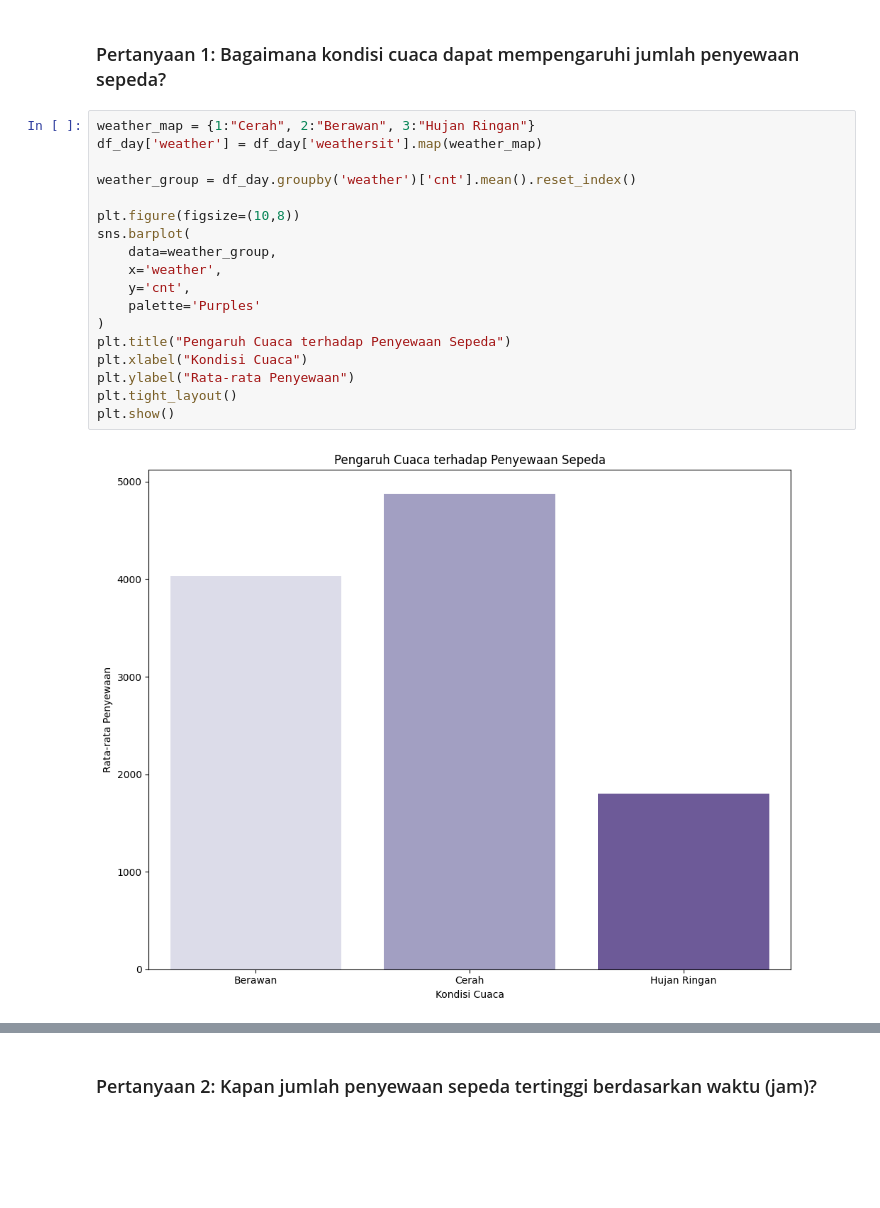
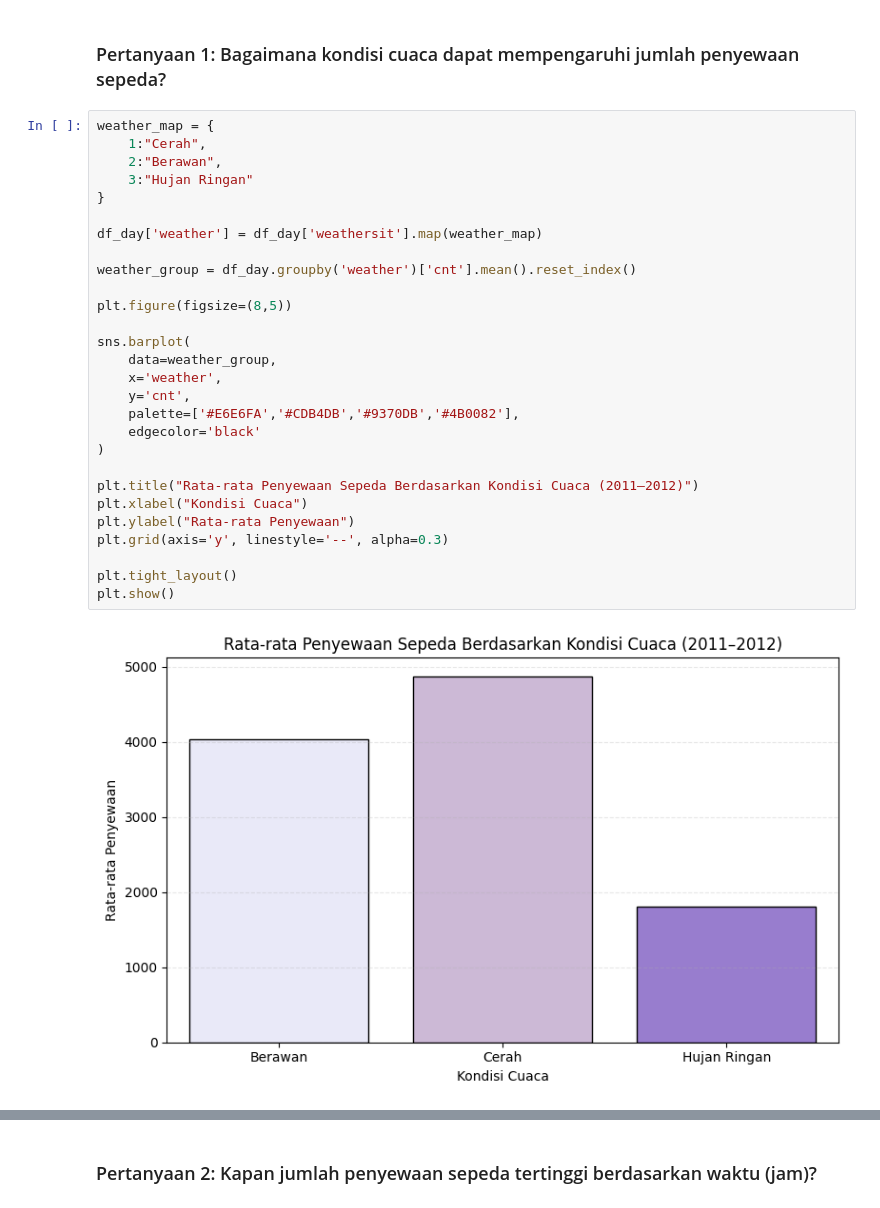
Before and after one commit to LoistaAmanda/Submission_BFAD, a Jupyter notebook: Proyek_Analisis_Data_Loista_Amanda_Noviar.ipynb, the cells around one changed output, grey strips where cells are left out. Cells and saved outputs as stored; diff of their text form; blank space fills up the shorter version.

```diff
--- a/Proyek_Analisis_Data_Loista_Amanda_Noviar.ipynb
+++ b/Proyek_Analisis_Data_Loista_Amanda_Noviar.ipynb
@@ -220,22 +242,32 @@ Visualisasi dilakukan untuk menjawab pertanyaan bisnis yang telah ditentukan.
 # %% [markdown]
 ### Pertanyaan 1: Bagaimana kondisi cuaca dapat mempengaruhi jumlah penyewaan sepeda?
 # %%
-weather_map = {1:"Cerah", 2:"Berawan", 3:"Hujan Ringan"}
+weather_map = {
+    1:"Cerah",
+    2:"Berawan",
+    3:"Hujan Ringan"
+}
+
 df_day['weather'] = df_day['weathersit'].map(weather_map)
 
 weather_group = df_day.groupby('weather')['cnt'].mean().reset_index()
 
-plt.figure(figsize=(10,8))
+plt.figure(figsize=(8,5))
+
 sns.barplot(
     data=weather_group,
     x='weather',
     y='cnt',
-    palette='Purples'
+    palette=['#E6E6FA','#CDB4DB','#9370DB','#4B0082'],
+    edgecolor='black'
 )
-plt.title("Pengaruh Cuaca terhadap Penyewaan Sepeda")
+
+plt.title("Rata-rata Penyewaan Sepeda Berdasarkan Kondisi Cuaca (2011–2012)")
 plt.xlabel("Kondisi Cuaca")
 plt.ylabel("Rata-rata Penyewaan")
+plt.grid(axis='y', linestyle='--', alpha=0.3)
+
 plt.tight_layout()
 plt.show()
 # %% [output]
-[figure, old version]
+[figure, new version]
```
Also changed, not shown: parts of 21 cells of this notebook, 7 other files.
